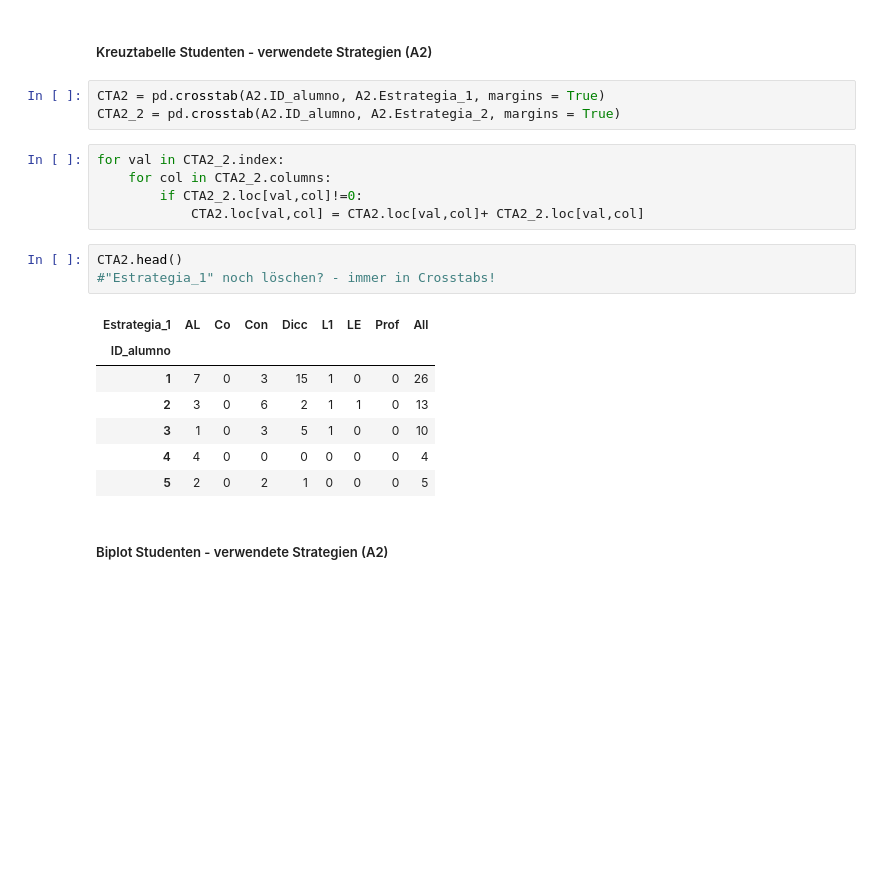
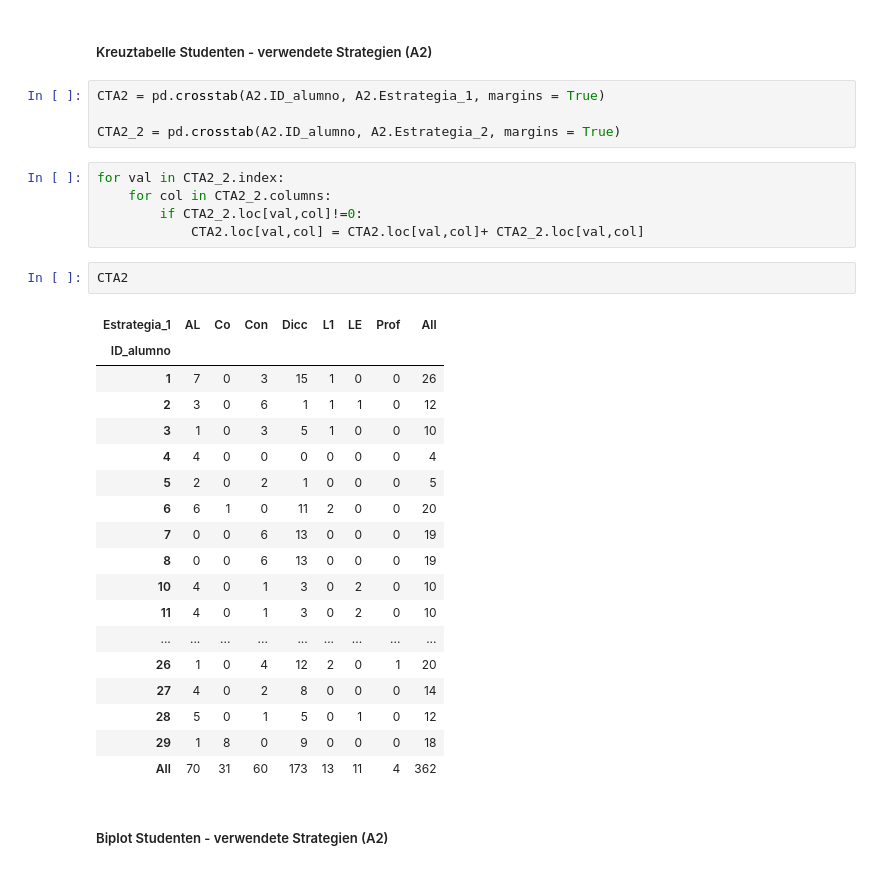
Before and after one commit to martinakienberger/Strategienanalyse_Voc, a Jupyter notebook: Datenanalyse_Voc.ipynb, the cells around one changed output. Drawn from its saved outputs; the diff is of its cells as text; blank space fills up the shorter version.

```diff
--- a/Datenanalyse_Voc.ipynb
+++ b/Datenanalyse_Voc.ipynb
@@ -199,23 +223,34 @@ Name: Estrategia_1, dtype: int64
 ##### Kreuztabelle Studenten - verwendete Strategien (A2)
 # %%
 CTA2 = pd.crosstab(A2.ID_alumno, A2.Estrategia_1, margins = True)
+
 CTA2_2 = pd.crosstab(A2.ID_alumno, A2.Estrategia_2, margins = True)
 # %%
 for val in CTA2_2.index:
     for col in CTA2_2.columns:
         if CTA2_2.loc[val,col]!=0:
             CTA2.loc[val,col] = CTA2.loc[val,col]+ CTA2_2.loc[val,col]
-# %%
-CTA2.head()
-#"Estrategia_1" noch löschen? - immer in Crosstabs!
-# %% [output]
-| Estrategia_1 | AL | Co | Con | Dicc | L1 | LE | Prof | All |
-| ID_alumno |  |  |  |  |  |  |  |  |
-| 1 | 7 | 0 | 3 | 15 | 1 | 0 | 0 | 26 |
-| 2 | 3 | 0 | 6 | 2 | 1 | 1 | 0 | 13 |
-| 3 | 1 | 0 | 3 | 5 | 1 | 0 | 0 | 10 |
-| 4 | 4 | 0 | 0 | 0 | 0 | 0 | 0 | 4 |
-| 5 | 2 | 0 | 2 | 1 | 0 | 0 | 0 | 5 |
+# %%
+CTA2
+# %% [output]
+| Estrategia_1 | AL | Co | Con | Dicc | L1 | LE | Prof | All |
+| ID_alumno |  |  |  |  |  |  |  |  |
+| 1 | 7 | 0 | 3 | 15 | 1 | 0 | 0 | 26 |
+| 2 | 3 | 0 | 6 | 1 | 1 | 1 | 0 | 12 |
+| 3 | 1 | 0 | 3 | 5 | 1 | 0 | 0 | 10 |
+| 4 | 4 | 0 | 0 | 0 | 0 | 0 | 0 | 4 |
+| 5 | 2 | 0 | 2 | 1 | 0 | 0 | 0 | 5 |
+| 6 | 6 | 1 | 0 | 11 | 2 | 0 | 0 | 20 |
+| 7 | 0 | 0 | 6 | 13 | 0 | 0 | 0 | 19 |
+| 8 | 0 | 0 | 6 | 13 | 0 | 0 | 0 | 19 |
+| 10 | 4 | 0 | 1 | 3 | 0 | 2 | 0 | 10 |
+| 11 | 4 | 0 | 1 | 3 | 0 | 2 | 0 | 10 |
+| ... | ... | ... | ... | ... | ... | ... | ... | ... |
+| 26 | 1 | 0 | 4 | 12 | 2 | 0 | 1 | 20 |
+| 27 | 4 | 0 | 2 | 8 | 0 | 0 | 0 | 14 |
+| 28 | 5 | 0 | 1 | 5 | 0 | 1 | 0 | 12 |
+| 29 | 1 | 8 | 0 | 9 | 0 | 0 | 0 | 18 |
+| All | 70 | 31 | 60 | 173 | 13 | 11 | 4 | 362 |
 # %% [markdown]
 ##### Biplot Studenten - verwendete Strategien (A2)
 # %%
```
Also changed, not shown: parts of 33 cells of this notebook.
